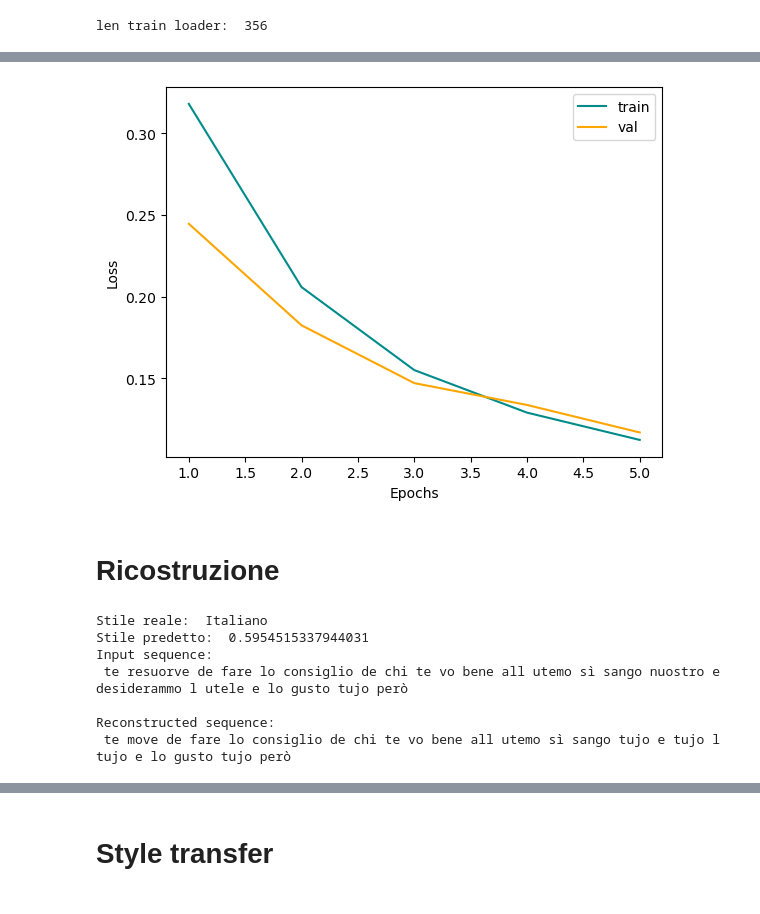
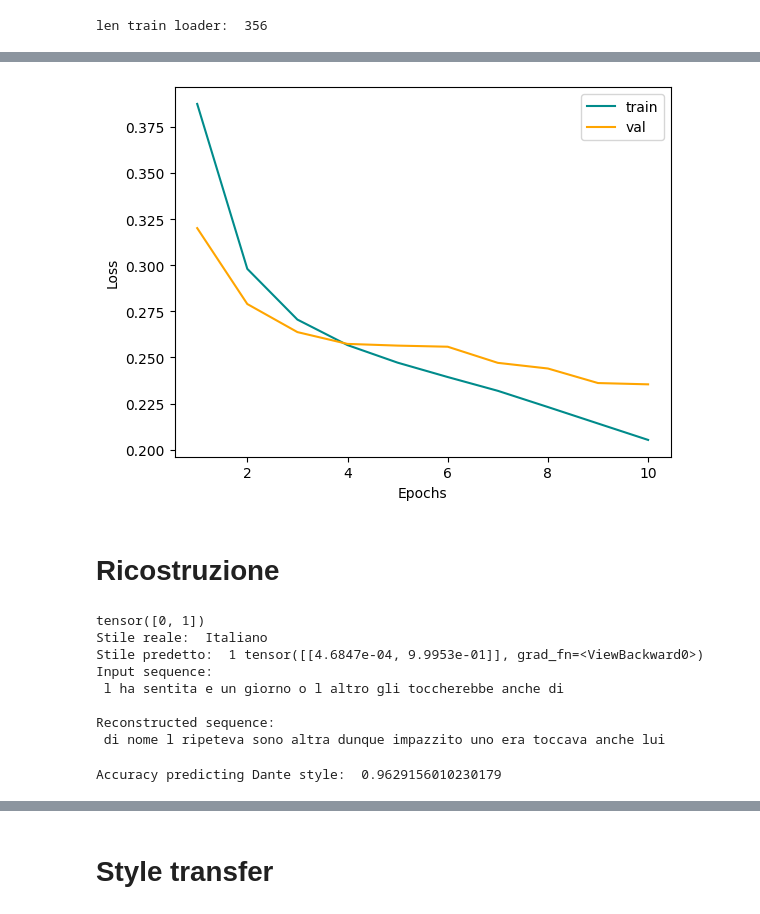
Before and after one commit to MassimoMario/Dante_to_italian_Text_Style_Transfer, a Jupyter notebook: TST_20K.ipynb, the cells around one changed output, grey strips where cells are left out. Drawn from its saved outputs; the diff is of its cells as text; code cells hidden in the pictures.

```diff
--- a/TST_20K.ipynb
+++ b/TST_20K.ipynb
@@ -405,7 +391,7 @@ def custom_dataset(file1 : str,file2 : str, sequence_length, embedding_dim, batc
 
     #word2vec = Word2Vec(divided_text, vector_size = embedding_dim, window = int(sequence_length/2), min_count=1, workers=4)
     word2vec = Word2Vec(divided_text, vector_size = embedding_dim, window = 5, min_count=1, workers=4, epochs = 50)
-    #word2vec.train(divided_text, total_examples=word2vec.corpus_count, epochs=20)
+    word2vec.train(divided_text, total_examples=word2vec.corpus_count, epochs=word2vec.epochs)
 
     # Get the embedding dimension
     embedding_dim = word2vec.wv.vector_size
@@ -439,11 +425,15 @@ def custom_dataset(file1 : str,file2 : str, sequence_length, embedding_dim, batc
     data2_val = data2[int(training_fraction * data2.shape[0]):]
 
 
-    label0_train = torch.zeros(data1_train.shape[0])
-    label0_val = torch.zeros(data1_val.shape[0])
+    #label0_train = torch.zeros(data1_train.shape[0])
+    #label0_val = torch.zeros(data1_val.shape[0])
+    label0_train = torch.tensor([[1,0]]).repeat(data1_train.shape[0],1)
+    label0_val = torch.tensor([[1,0]]).repeat(data1_val.shape[0],1)
 
-    label1_train = torch.ones(data2_train.shape[0])
-    label1_val = torch.ones(data2_val.shape[0])
+    #label1_train = torch.ones(data2_train.shape[0])
+    #label1_val = torch.ones(data2_val.shape[0])
+    label1_train = torch.tensor([[0,1]]).repeat(data2_train.shape[0],1)
+    label1_val = torch.tensor([[0,1]]).repeat(data2_val.shape[0],1)
 
 
     labels_train = torch.cat((label0_train, label1_train), dim = 0)
@@ -477,4 +467,7 @@ def custom_dataset(file1 : str,file2 : str, sequence_length, embedding_dim, batc
     style0_val = torch.LongTensor(data1_val)
     style1_val = torch.LongTensor(data2_val)
 
-    return dataloader_train, dataloader_val, embedding_dim, embedding_matrix, word2vec, idx2word, word2idx, vocab_size, style0_val, style1_val
+    style0_train = torch.LongTensor(data1_train)
+    style1_train = torch.LongTensor(data2_train)
+
+    return dataloader_train, dataloader_val, embedding_dim, embedding_matrix, word2vec, idx2word, word2idx, vocab_size, style0_val, style1_val, style0_train, style1_train
@@ -487,14 +474,21 @@ tensor([1, 0])
 # %%
-sequence_length = 25
+sequence_length = 13
 embedding_dim = 300
 hidden_dim = 256
 latent_dim = 136
+style_dim = 8
+content_dim = int(latent_dim - style_dim)
+batch_size = 32
 # %%
-train_loader, val_loader, embedding_dim, embedding_matrix, word2vec, idx2word, word2idx, vocab_size, style0_val, style1_val = custom_dataset('divina_commedia.txt',
+train_loader, val_loader, embedding_dim, embedding_matrix, word2vec, idx2word, word2idx, vocab_size, style0_val, style1_val, style0_train, style1_train = custom_dataset('divina_commedia.txt',
                                                                                      'uno_nessuno_e_i_malavoglia.txt',
                                                                                      sequence_length,
                                                                                      embedding_dim,
-                                                                                     batch_size = 32,
+                                                                                     batch_size = batch_size,
                                                                                      training_fraction = 0.9)
 print('len train loader: ', len(train_loader))
+print('len val loader: ', len(val_loader))
+print('total number of training samples: ', len(train_loader.dataset))
+print('total number of validation samples: ', len(val_loader.dataset))
+print('vocab size: ', vocab_size)
 # %% [output]
@@ -517,12 +511,12 @@ vocab_size
 sos_token = torch.full((1,),word2idx['<sos>'])
 sos_token = sos_token.type(torch.LongTensor)
 # %%
-vae = GRUVAE(embedding_matrix, hidden_dim, latent_dim, vocab_size, sos_token, num_layers = 1)
+vae = GRUVAE(embedding_matrix, hidden_dim, latent_dim, style_dim, content_dim, vocab_size, sos_token, num_layers = 1)
 
-style_classif = StyleClassifier(8)
-adv_style_classif = AdvStyleClassifier(128)
-content_classif = ContentClassifier(128, vocab_size)
-adv_content_classif = AdvContentClassifier(8, vocab_size)
+style_classif = StyleClassifier(style_dim)
+adv_style_classif = AdvStyleClassifier(content_dim)
+content_classif = ContentClassifier(content_dim, vocab_size)
+adv_content_classif = AdvContentClassifier(style_dim, vocab_size)
 # %%
 vae_params = sum(p.numel() for p in vae.parameters() if p.requires_grad)
 style_params = sum(p.numel() for p in style_classif.parameters() if p.requires_grad)
@@ -541,7 +535,7 @@ losses = train_VAE(vae,
                    adv_content_classif,
                    train_loader,
                    val_loader,
-                   num_epochs = 5,
+                   num_epochs = 10,
                    vocab_size= vocab_size,
                    lr = 4e-4)
 # %% [output]
@@ -553 +552 @@ losses = train_VAE(vae,
-[figure, old version]
+[figure, new version]
@@ -567,29 +572,42 @@ prova = prova.view(1,prova.shape[0])
 with torch.no_grad():
     reconstructed_sequence, style, content, mu_s, logvar_s, mu_c, logvar_c  = vae(prova)
 
-indices = torch.argmax(reconstructed_sequence, dim=2)
+#reconstructed_sequence = reconstructed_sequence.squeeze(0)
+#indices = torch.argmax(reconstructed_sequence, dim=2)
+indices = torch.multinomial(F.softmax(reconstructed_sequence.squeeze(0),dim=-1), 1)
 
 ricostruzione = []
 for i in range(prova.shape[1]):
-    ricostruzione.append(idx2word[indices[0][i].item()])
+    ricostruzione.append(idx2word[indices[i].item()])
 
 
-if labels.item() == 0.0:
+if torch.argmax(labels).item() == 0.0:
     stile = 'Dante'
 else:
     stile = 'Italiano'
 
 style = style_classif(style)
-
+print(labels)
 print('Stile reale: ', stile)
-print('Stile predetto: ', style[0].item())
+print('Stile predetto: ', torch.argmax(style).item(), style)
 print("Input sequence: \n", ' '.join(frase))
 print("\nReconstructed sequence: \n", ' '.join(ricostruzione))
 # %% [output]
+tensor([0, 1])
 Stile reale:  Italiano
-Stile predetto:  0.5954515337944031
+Stile predetto:  1 tensor([[4.6847e-04, 9.9953e-01]], grad_fn=<ViewBackward0>)
 Input sequence:
- te resuorve de fare lo consiglio de chi te vo bene all utemo sì sango nuostro e desiderammo l utele e lo gusto tujo però
+ l ha sentita e un giorno o l altro gli toccherebbe anche di
 
 Reconstructed sequence:
- te move de fare lo consiglio de chi te vo bene all utemo sì sango tujo e tujo l tujo e lo gusto tujo però
+ di nome l ripeteva sono altra dunque impazzito uno era toccava anche lui
+# %%
+pred0_styles = []
+for n in range(len(style0_val)):
+    _, style, _, _, _, _, _ = vae(style0_val[n].view(1,style0_val.shape[1]))
+    pred_style = torch.argmax(style_classif(style))
+    pred0_styles.append(pred_style)
+
+print('Accuracy predicting Dante style: ', (len(pred0_styles)-np.count_nonzero(pred0_styles))/len(pred0_styles))
+# %% [output]
+Accuracy predicting Dante style:  0.9629156010230179
```
Also changed, not shown: parts of 43 cells of this notebook.
